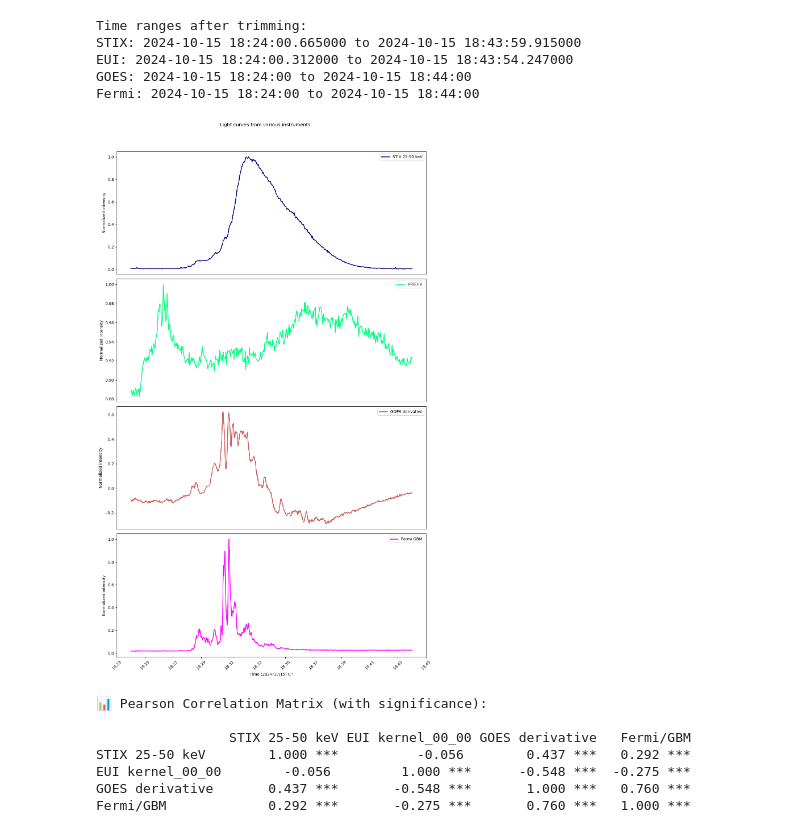
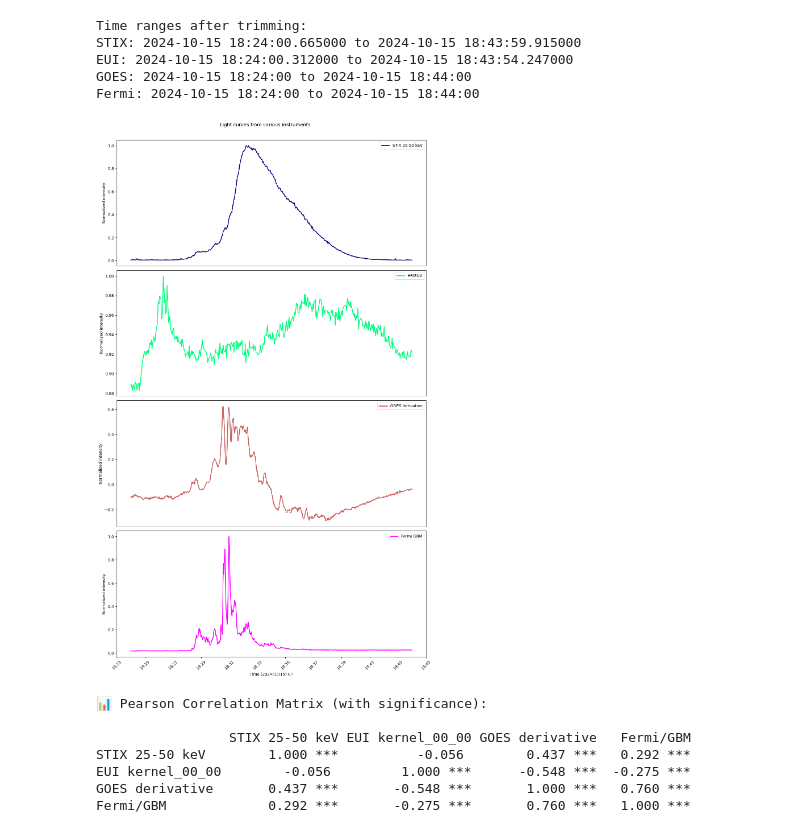
Before and after one commit to zorzeus/solar_flares_internship, a Jupyter notebook: sfi_02.ipynb, the cells around one changed output. Drawn from its saved outputs; the diff is of its cells as text; code cells hidden in the pictures.

```diff
--- a/sfi_02.ipynb
+++ b/sfi_02.ipynb
@@ -743,35 +741,35 @@ Fermi: 2024-10-15 18:24:00 to 2024-10-15 18:44:00
 # %%
 plt.figure(figsize=(12,20))
 plt.subplot(411)
 plt.plot(stix_lcs_trimmed['25-50 keV'].index, stix_lcs_trimmed['25-50 keV'], color='navy', linewidth=2, label='STIX 25-50 keV')
 plt.ylabel('Normalized intensity')
 plt.xticks([])
 plt.legend()
 plt.subplot(412)
 plt.plot(eui_lcs_trimmed['kernel_00_00'].index, eui_lcs_trimmed['kernel_00_00'], color='springgreen', linewidth=2, label='HRIEUV')
 plt.ylabel('Normalized intensity')
 plt.xticks([])
 plt.legend()
 plt.subplot(413)
 plt.plot(goes_lc_trimmed.index, goes_lc_trimmed, color='indianred', linewidth=2, label='GOES derivative')
 plt.ylabel('Normalized intensity')
 plt.xticks([])
 plt.legend()
 plt.subplot(414)
 plt.plot(fermi_lc_trimmed.index, fermi_lc_trimmed, color='magenta', linewidth=2, label='Fermi GBM')
 plt.ylabel('Normalized intensity')
 plt.legend()
 plt.gca().xaxis.set_major_formatter(mdates.DateFormatter('%H:%M'))
 plt.gca().xaxis.set_major_locator(mdates.MinuteLocator(interval=2))
 plt.xlabel('Time (2024/10/15) UT')
 plt.xticks(rotation=45)
 plt.suptitle('Light curves from various instruments')
 
 plt.tight_layout()
-plt.subplots_adjust(top=0.93)
+plt.subplots_adjust(top=0.95)
 plt.show()
 # %% [output]
-[figure, old version]
+[figure, new version]
 # %%
 def perform_correlation_analysis(stix_lcs_trimmed, eui_lcs_trimmed, goes_lc_trimmed, fermi_lc_trimmed):
     ref_time = stix_lcs_trimmed['25-50 keV'].index
```
Also changed, not shown: parts of 3 cells of this notebook.
